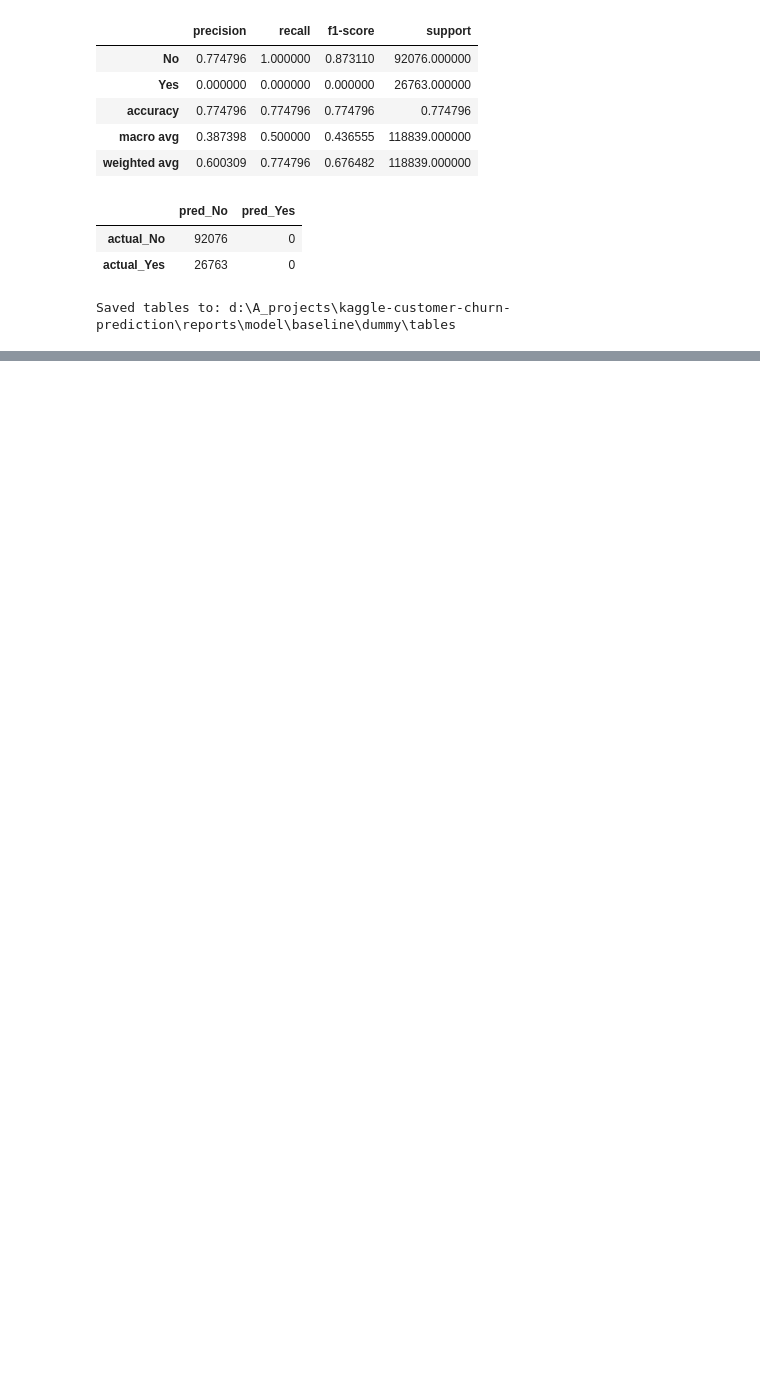
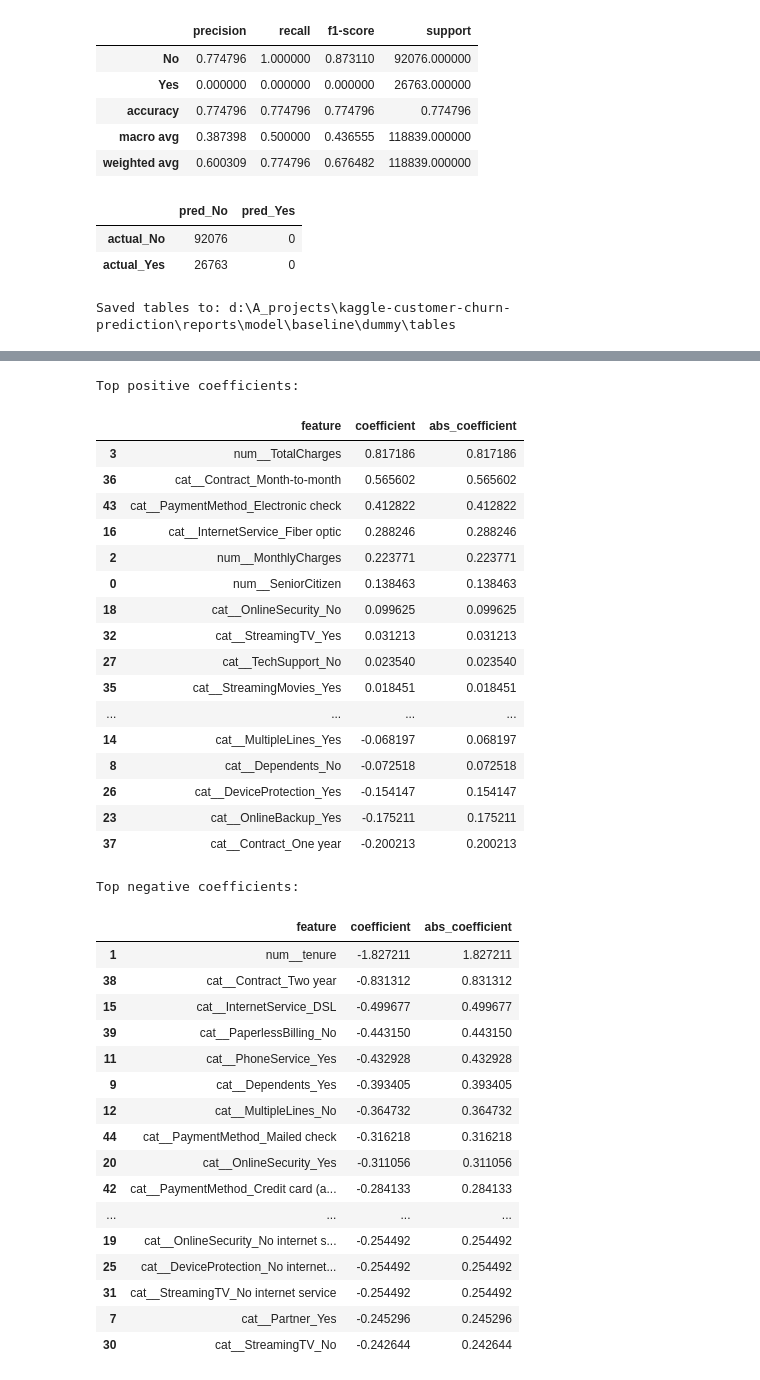
Before and after one commit to pcx-xust/kaggle-customer-churn-prediction, a Jupyter notebook: notebook/02_baseline_model.ipynb, the cells around one changed output, grey strips where cells are left out. Cells and saved outputs as stored; diff of their text form; code cells hidden in the pictures; blank space fills up the shorter version.

```diff
--- a/notebook/02_baseline_model.ipynb
+++ b/notebook/02_baseline_model.ipynb
@@ -258,0 +529,57 @@ Saved tables to: d:\A_projects\kaggle-customer-churn-prediction\reports\model\ba
+# %%
+#找到最重要的正向和负向特征
+top_positive_coef = coef_df.sort_values("coefficient", ascending=False).head(20)
+top_negative_coef = coef_df.sort_values("coefficient", ascending=True).head(20)
+
+top_positive_coef.to_csv(
+    LOGISTIC_TABLE_DIR / "logistic_top_positive_coefficients.csv",
+    index=False,
+)
+
+top_negative_coef.to_csv(
+    LOGISTIC_TABLE_DIR / "logistic_top_negative_coefficients.csv",
+    index=False,
+)
+
+print("Top positive coefficients:")
+display(top_positive_coef)
+
+print("Top negative coefficients:")
+display(top_negative_coef)
+# %% [output]
+Top positive coefficients:
+|  | feature | coefficient | abs_coefficient |
+| 3 | num__TotalCharges | 0.817186 | 0.817186 |
+| 36 | cat__Contract_Month-to-month | 0.565602 | 0.565602 |
+| 43 | cat__PaymentMethod_Electronic check | 0.412822 | 0.412822 |
+| 16 | cat__InternetService_Fiber optic | 0.288246 | 0.288246 |
+| 2 | num__MonthlyCharges | 0.223771 | 0.223771 |
+| 0 | num__SeniorCitizen | 0.138463 | 0.138463 |
+| 18 | cat__OnlineSecurity_No | 0.099625 | 0.099625 |
+| 32 | cat__StreamingTV_Yes | 0.031213 | 0.031213 |
+| 27 | cat__TechSupport_No | 0.023540 | 0.023540 |
+| 35 | cat__StreamingMovies_Yes | 0.018451 | 0.018451 |
+| ... | ... | ... | ... |
+| 14 | cat__MultipleLines_Yes | -0.068197 | 0.068197 |
+| 8 | cat__Dependents_No | -0.072518 | 0.072518 |
+| 26 | cat__DeviceProtection_Yes | -0.154147 | 0.154147 |
+| 23 | cat__OnlineBackup_Yes | -0.175211 | 0.175211 |
+| 37 | cat__Contract_One year | -0.200213 | 0.200213 |
+Top negative coefficients:
+|  | feature | coefficient | abs_coefficient |
+| 1 | num__tenure | -1.827211 | 1.827211 |
+| 38 | cat__Contract_Two year | -0.831312 | 0.831312 |
+| 15 | cat__InternetService_DSL | -0.499677 | 0.499677 |
+| 39 | cat__PaperlessBilling_No | -0.443150 | 0.443150 |
+| 11 | cat__PhoneService_Yes | -0.432928 | 0.432928 |
+| 9 | cat__Dependents_Yes | -0.393405 | 0.393405 |
+| 12 | cat__MultipleLines_No | -0.364732 | 0.364732 |
+| 44 | cat__PaymentMethod_Mailed check | -0.316218 | 0.316218 |
+| 20 | cat__OnlineSecurity_Yes | -0.311056 | 0.311056 |
+| 42 | cat__PaymentMethod_Credit card (a... | -0.284133 | 0.284133 |
+| ... | ... | ... | ... |
+| 19 | cat__OnlineSecurity_No internet s... | -0.254492 | 0.254492 |
+| 25 | cat__DeviceProtection_No internet... | -0.254492 | 0.254492 |
+| 31 | cat__StreamingTV_No internet service | -0.254492 | 0.254492 |
+| 7 | cat__Partner_Yes | -0.245296 | 0.245296 |
+| 30 | cat__StreamingTV_No | -0.242644 | 0.242644 |
```
Also changed, not shown: parts of 11 cells of this notebook, 7 other files.
